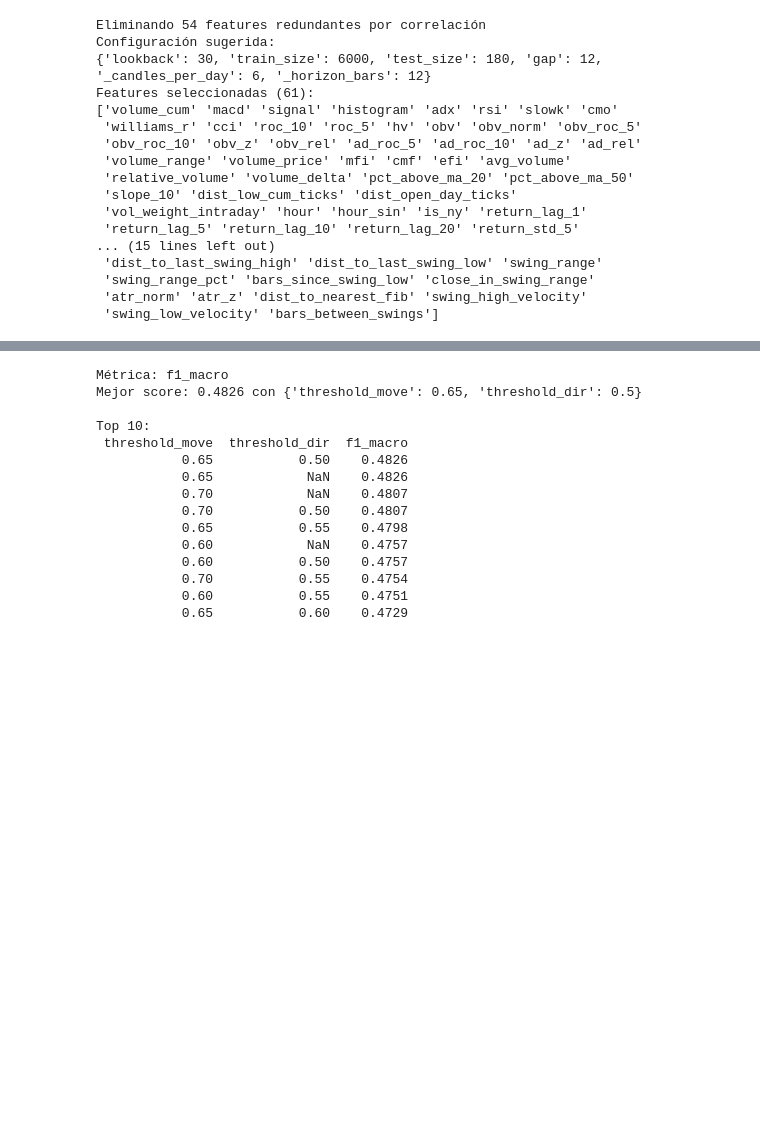
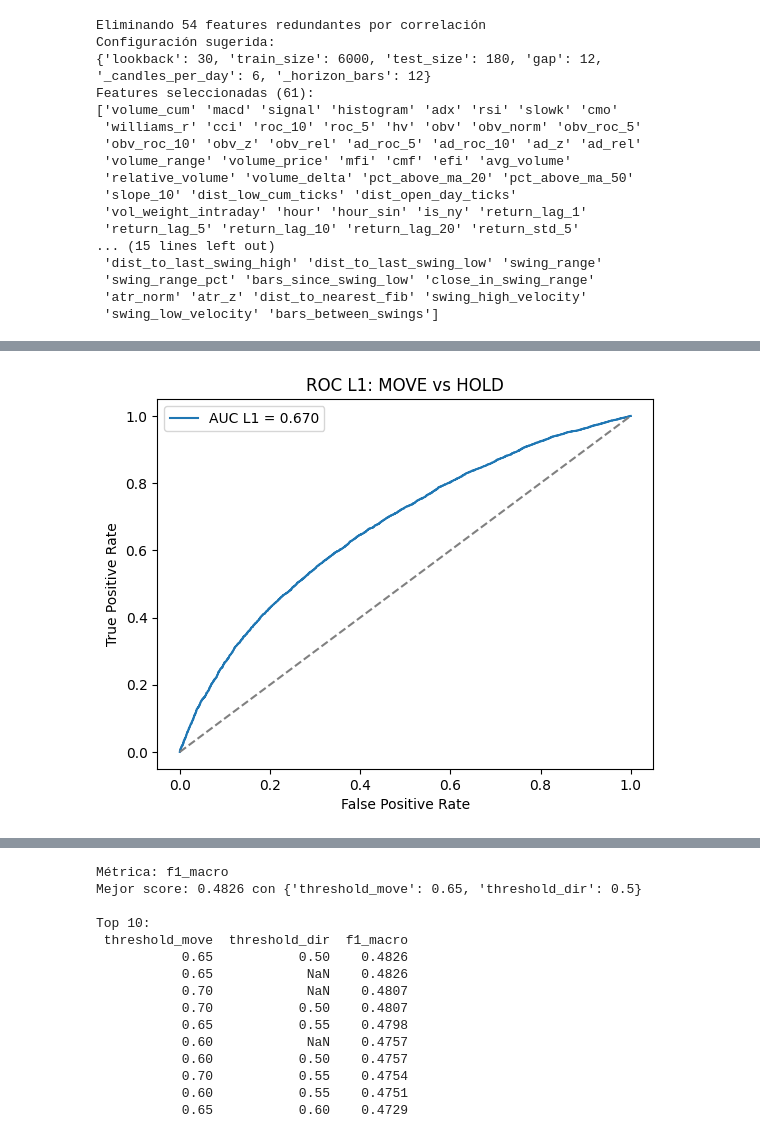
Before and after one commit to LijunZhou000/ML-Algorithmic-Trading, a Jupyter notebook: TradingBots/Notebooks/P3TestingTriple.ipynb, the cells around one changed output, grey strips where cells are left out. Saved outputs shown, nothing was run; the diff lists cells and outputs as text; code cells hidden in the pictures; blank space fills up the shorter version.

```diff
--- a/TradingBots/Notebooks/P3TestingTriple.ipynb
+++ b/TradingBots/Notebooks/P3TestingTriple.ipynb
@@ -526 +594,23 @@ res
 24120 rows × 12 columns
+# %%
+# y_true: 1 = MOVE, 0 = HOLD
+res_wo_nan = res.dropna(subset=["prob_move", "prob_hold", "actual"]).copy()
+y_true_L1 = (res_wo_nan['actual'] != 1).astype(int)
+
+# y_score: probabilidad de la clase positiva (MOVE)
+y_score_L1 = res_wo_nan['prob_move']
+# %%
+from sklearn.metrics import roc_curve, auc
+
+fpr_L1, tpr_L1, thr_L1 = roc_curve(y_true_L1, y_score_L1)
+auc_L1 = auc(fpr_L1, tpr_L1)
+# %%
+plt.plot(fpr_L1, tpr_L1, label=f"AUC L1 = {auc_L1:.3f}")
+plt.plot([0,1],[0,1],'--',color='gray')
+plt.xlabel("False Positive Rate")
+plt.ylabel("True Positive Rate")
+plt.title("ROC L1: MOVE vs HOLD")
+plt.legend()
+plt.show()
+# %% [output]
+[figure, added]
```
Also changed, not shown: parts of 19 cells of this notebook, 12 other files.
